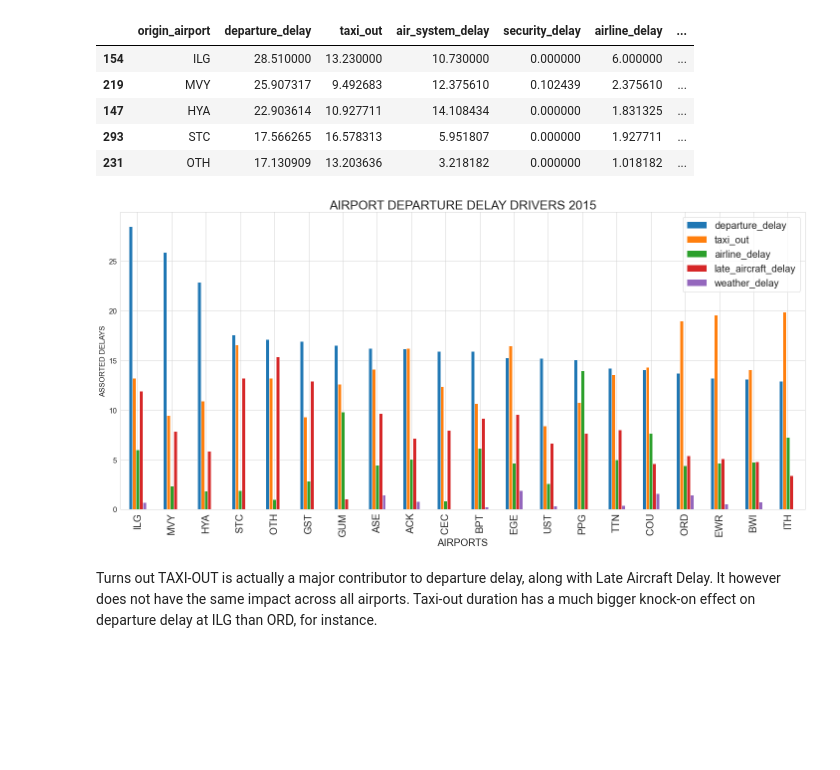
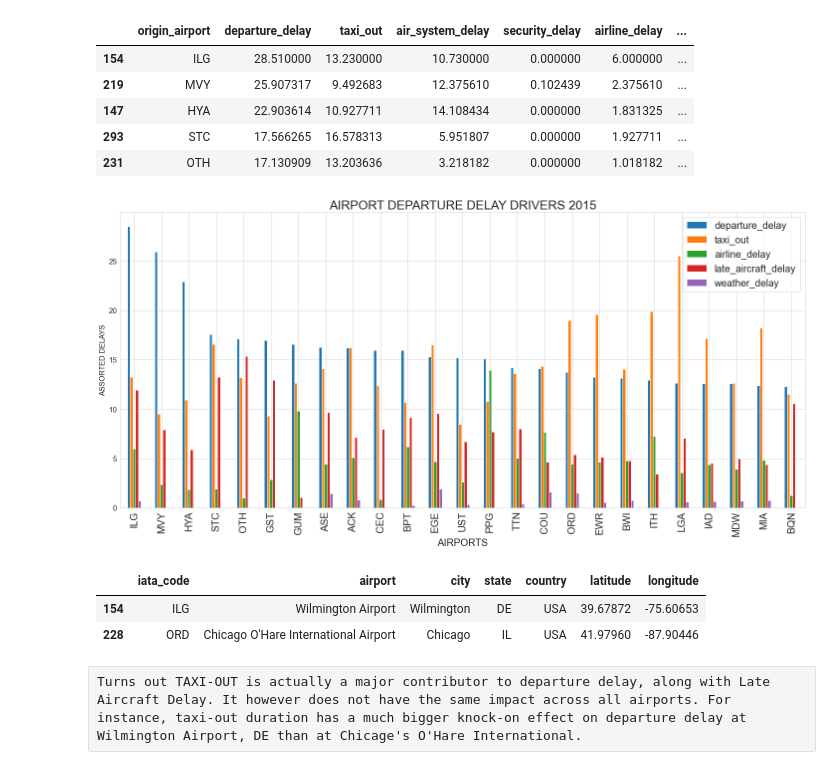
Before and after one commit to dseks123/Data-Pipeline-Project, a Jupyter notebook: flights2015_analysis.ipynb, the cells around one changed output. Cells and saved outputs as stored; diff of their text form; code cells hidden in the pictures; blank space fills up the shorter version.

```diff
--- a/flights2015_analysis.ipynb
+++ b/flights2015_analysis.ipynb
@@ -197,7 +198,7 @@ def convert_to_time(data_entry):
         return 0
     else:
         data_entry = "{0:04d}".format(int(data_entry))
-        time_min = datetime.time(int(data_entry[0:2]), int(data_entry[2:4]))
+        time_min = dt.time(int(data_entry[0:2]), int(data_entry[2:4]))
     return time_min
 # %%
 #Apply function to various columns, starting with Scheduled Departure column
@@ -355,17 +354,23 @@ by_airports50.head()
 | 293 | STC | 17.566265 | 16.578313 | 5.951807 | 0.000000 | 1.927711 | ... |
 | 231 | OTH | 17.130909 | 13.203636 | 3.218182 | 0.000000 | 1.018182 | ... |
 # %%
-by_airports50.head(20).plot(figsize = (20,10),kind = 'bar', x = 'origin_airport', y = ['departure_delay', 'taxi_out', 'airline_delay', 'late_aircraft_delay', 'weather_delay'])
+by_airports50.head(25).plot(figsize = (20,10),kind = 'bar', x = 'origin_airport', y = ['departure_delay', 'taxi_out', 'airline_delay', 'late_aircraft_delay', 'weather_delay'])
 #sns.barplot(x = 'origin_airport', y = 'airline_delay', data = by_airports.sort_values(by = 'departure_delay', ascending = False).head(50), color = 'yellow', label  = 'Mean Airline Delay')
 #sns.barplot(x = 'origin_airport', y = 'late_aircraft_delay', data = by_airports.sort_values(by = 'departure_delay', ascending = False).head(50), color = 'red', label = 'Late Aircraft Delay')
 plt.title('AIRPORT DEPARTURE DELAY DRIVERS 2015', fontsize = 25)
 plt.xlabel('AIRPORTS', fontsize = 20)
 plt.xticks(rotation = 90, fontsize = 20)
 plt.ylabel('ASSORTED DELAYS', fontsize = 15)
 plt.yticks(fontsize = 15)
 plt.legend(prop = {'size':20})
 plt.tight_layout();
 # %% [output]
-[figure, old version]
+[figure, new version]
-# %% [markdown]
-Turns out TAXI-OUT is actually a major contributor to departure delay, along with Late Aircraft Delay. It however does not have the same impact across all airports. Taxi-out duration has a much bigger knock-on effect on departure delay at ILG than ORD, for instance.
+# %%
+airports[(airports['iata_code']== 'ILG') | (airports['iata_code'] == 'ORD')]
+# %% [output]
+|  | iata_code | airport | city | state | country | latitude | longitude |
+| 154 | ILG | Wilmington Airport | Wilmington | DE | USA | 39.67872 | -75.60653 |
+| 228 | ORD | Chicago O'Hare International Airport | Chicago | IL | USA | 41.97960 | -87.90446 |
+# %% [raw]
+Turns out TAXI-OUT is actually a major contributor to departure delay, along with Late Aircraft Delay. It however does not have the same impact across all airports. For instance, taxi-out duration has a much bigger knock-on effect on departure delay at Wilmington Airport, DE than at Chicage's O'Hare International.
```
Also changed, not shown: parts of 12 cells of this notebook.
